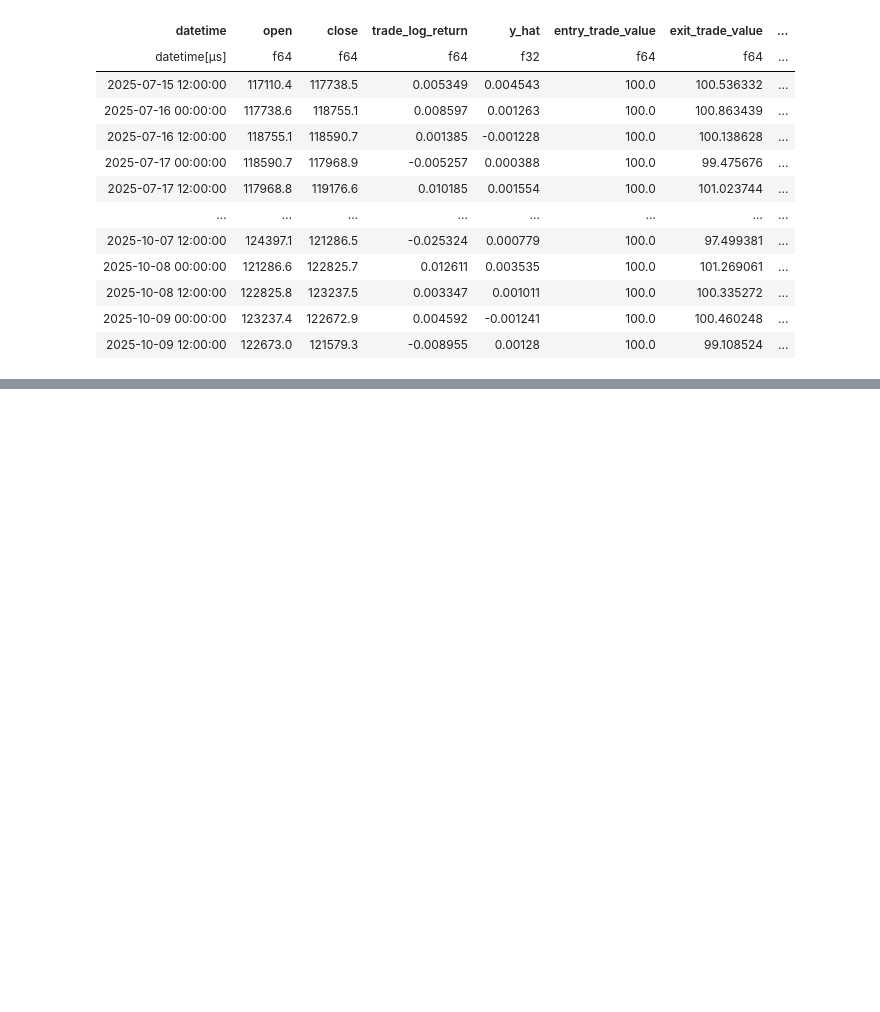
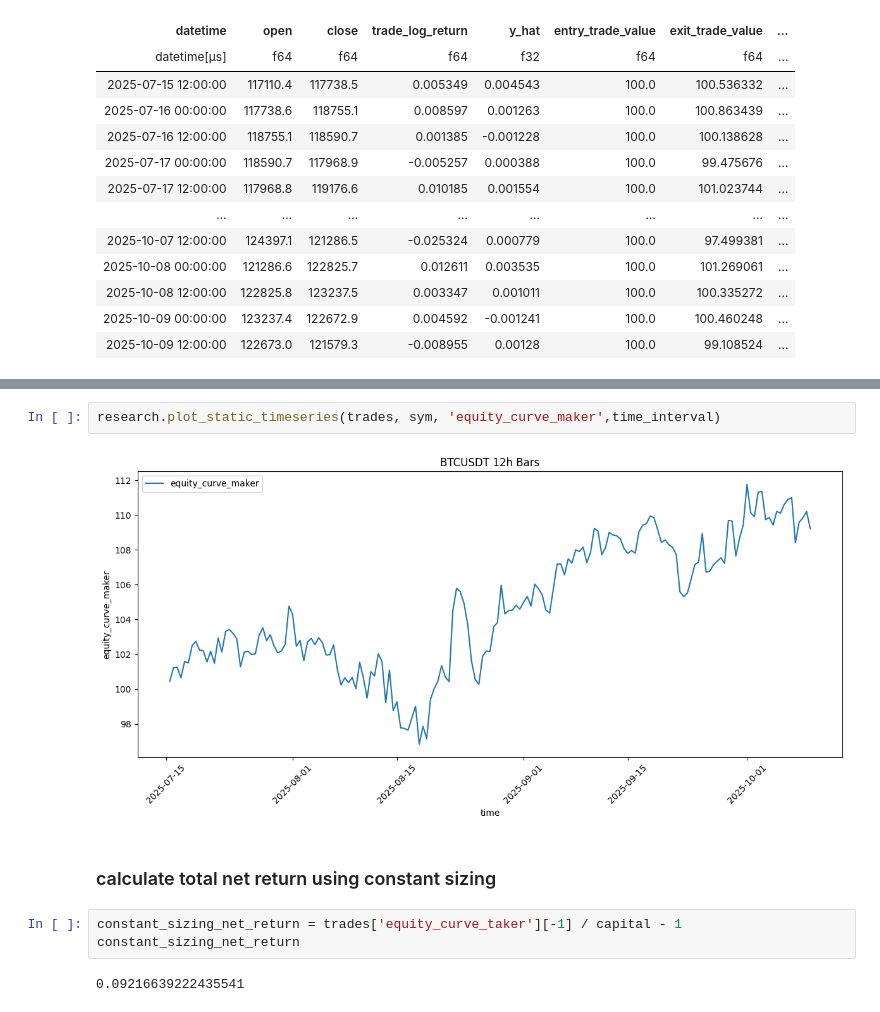
Before and after one commit to MichaelLy766/ML-Systematic-Trading-Engine, a Jupyter notebook: trading_strat.ipynb, the cells around one changed output, grey strips where cells are left out. Drawn from its saved outputs; the diff is of its cells as text; blank space fills up the shorter version.

```diff
--- a/trading_strat.ipynb
+++ b/trading_strat.ipynb
@@ -282,0 +366,11 @@ shape: (173, 9)
+# %%
+research.plot_static_timeseries(trades, sym, 'equity_curve_maker',time_interval)
+# %% [output]
+[figure, added]
+# %% [markdown]
+### calculate total net return using constant sizing
+# %%
+constant_sizing_net_return = trades['equity_curve_taker'][-1] / capital - 1
+constant_sizing_net_return
+# %% [output]
+0.09216639222435541
```
Also changed, not shown: parts of 19 cells of this notebook.
